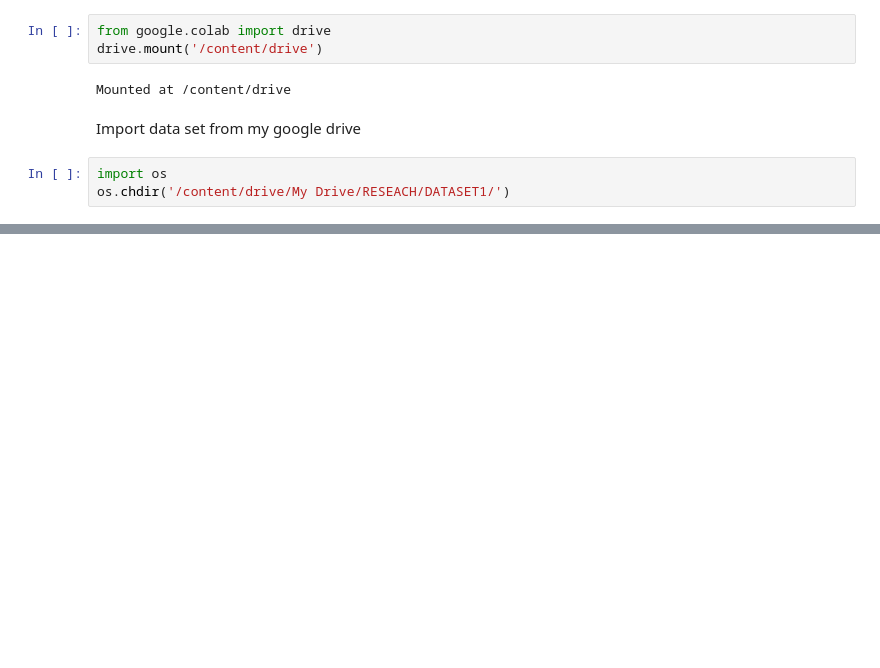
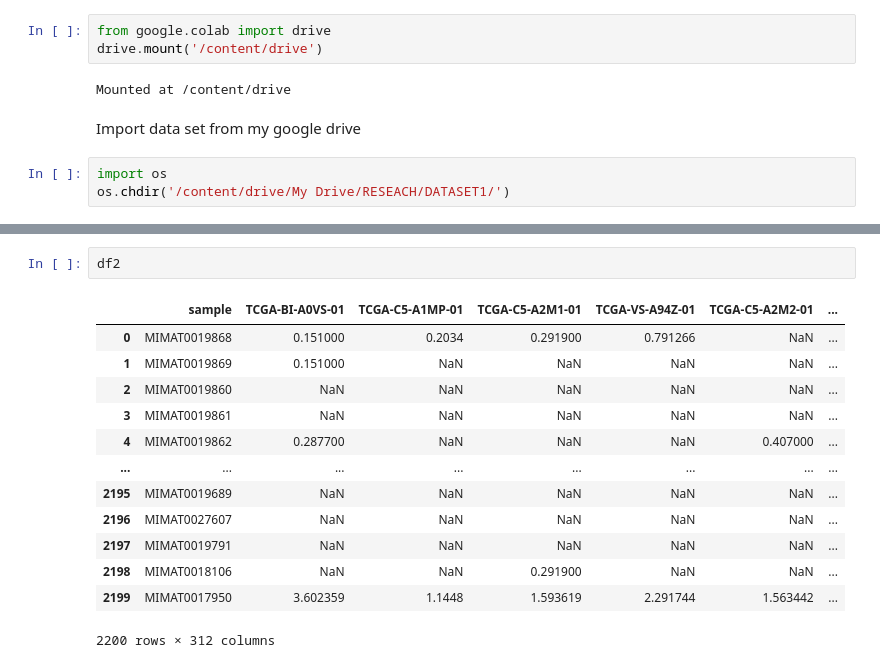
Before and after one commit to nadunchanna98/machine-learning, a Jupyter notebook: practive.ipynb, the cells around one changed output, grey strips where cells are left out. Drawn from its saved outputs; the diff is of its cells as text; blank space fills up the shorter version.

```diff
--- a/practive.ipynb
+++ b/practive.ipynb
@@ -51,0 +34,16 @@ df1
+# %%
+df2
+# %% [output]
+|  | sample | TCGA-BI-A0VS-01 | TCGA-C5-A1MP-01 | TCGA-C5-A2M1-01 | TCGA-VS-A94Z-01 | TCGA-C5-A2M2-01 | ... |
+| 0 | MIMAT0019868 | 0.151000 | 0.2034 | 0.291900 | 0.791266 | NaN | ... |
+| 1 | MIMAT0019869 | 0.151000 | NaN | NaN | NaN | NaN | ... |
+| 2 | MIMAT0019860 | NaN | NaN | NaN | NaN | NaN | ... |
+| 3 | MIMAT0019861 | NaN | NaN | NaN | NaN | NaN | ... |
+| 4 | MIMAT0019862 | 0.287700 | NaN | NaN | NaN | 0.407000 | ... |
+| ... | ... | ... | ... | ... | ... | ... | ... |
+| 2195 | MIMAT0019689 | NaN | NaN | NaN | NaN | NaN | ... |
+| 2196 | MIMAT0027607 | NaN | NaN | NaN | NaN | NaN | ... |
+| 2197 | MIMAT0019791 | NaN | NaN | NaN | NaN | NaN | ... |
+| 2198 | MIMAT0018106 | NaN | NaN | 0.291900 | NaN | NaN | ... |
+| 2199 | MIMAT0017950 | 3.602359 | 1.1448 | 1.593619 | 2.291744 | 1.563442 | ... |
+2200 rows × 312 columns
```
Also changed, not shown: parts of 7 cells of this notebook.
